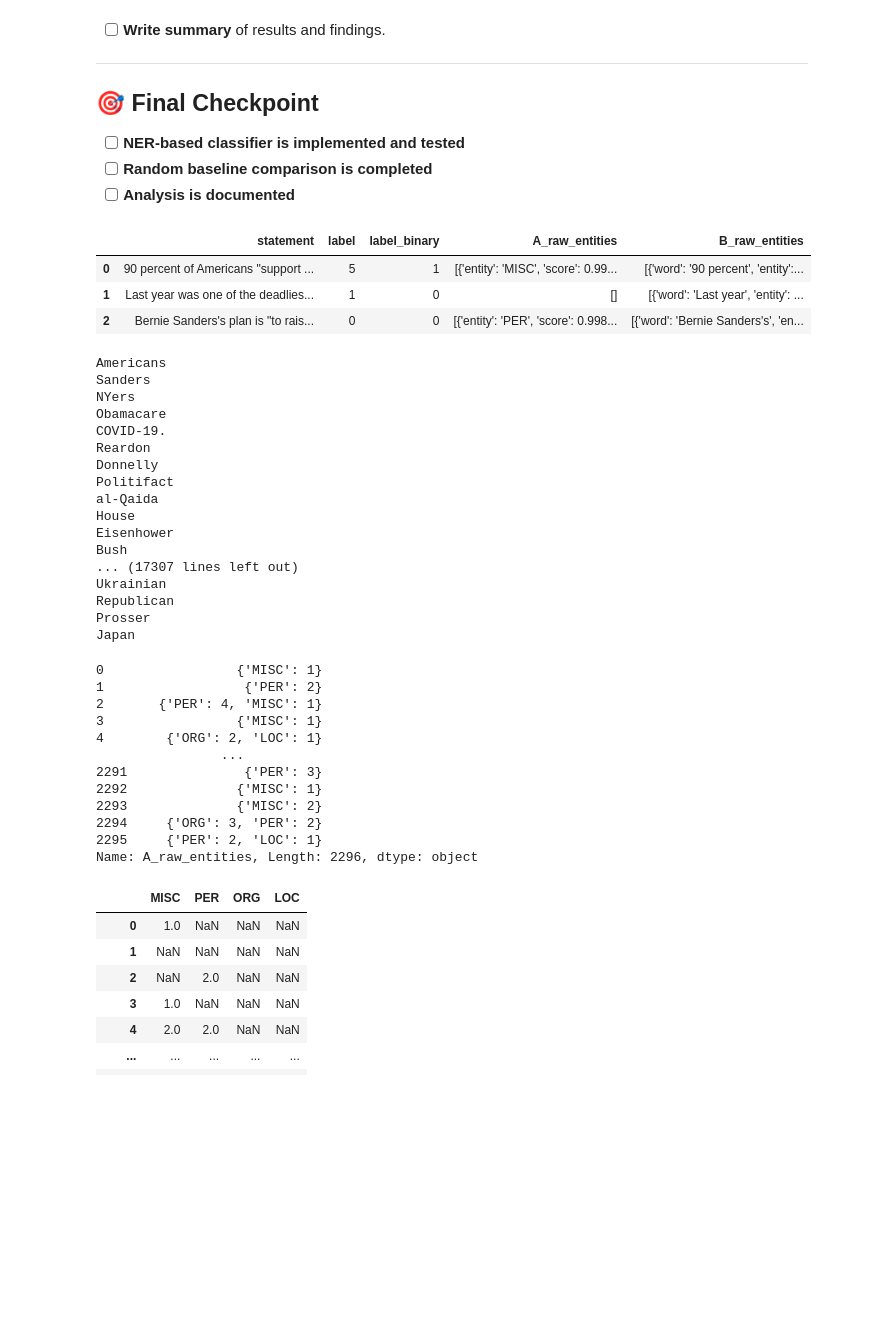
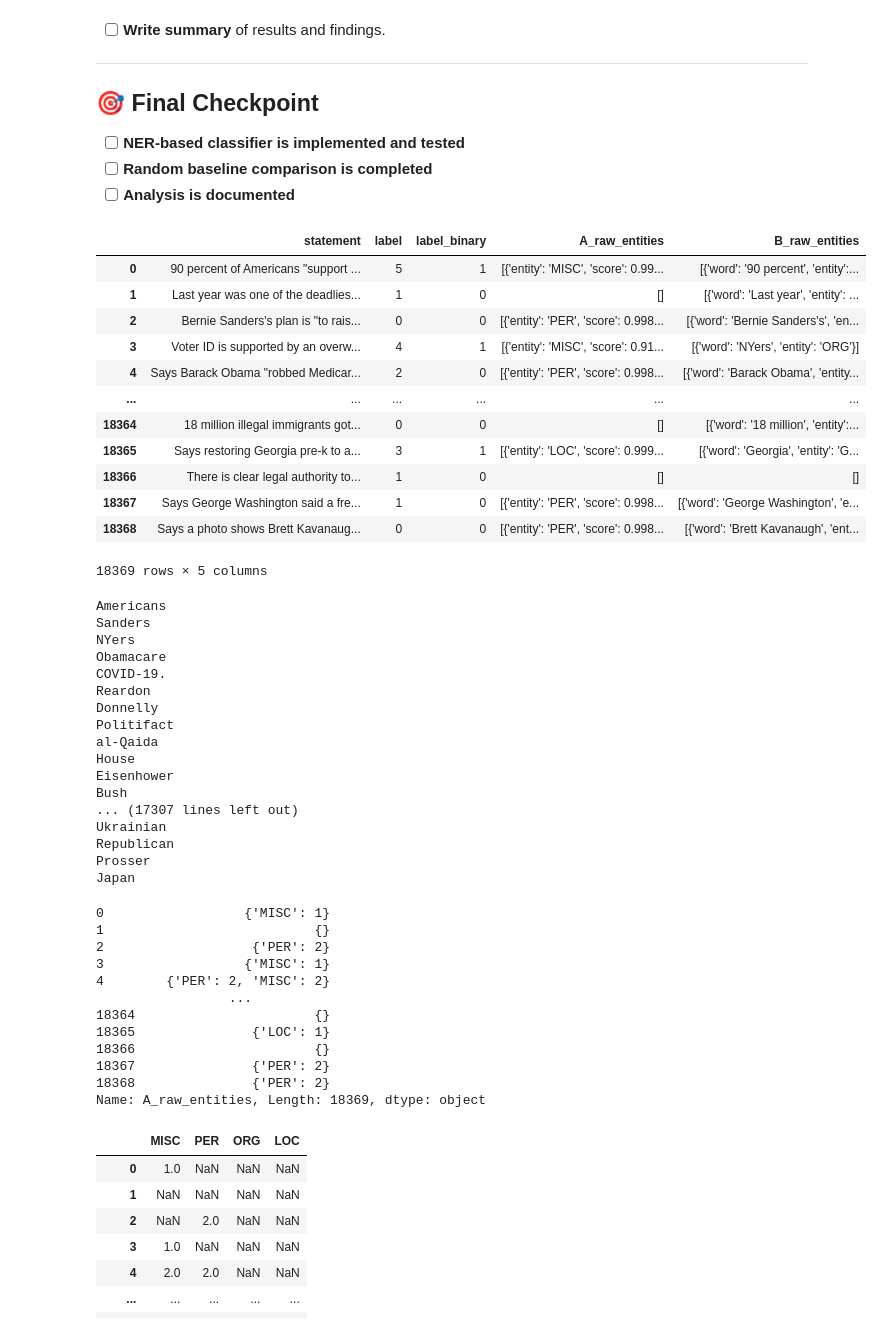
Before and after one commit to matusstanko/NLPD_18, a Jupyter notebook: part1/A_porovnanie.ipynb, the cells around one changed output. Drawn from its saved outputs; the diff is of its cells as text; code cells hidden in the pictures; blank space fills up the shorter version.

```diff
--- a/part1/A_porovnanie.ipynb
+++ b/part1/A_porovnanie.ipynb
@@ -60,22 +57,33 @@ from collections import Counter
 # %%
+import pandas as pd
+
 # 1. Data loading
 
 df = pd.read_csv('outputs/output_train.csv')
 df_test = pd.read_csv('outputs/output_test.csv')
 
 
 df["A_raw_entities"] = df["A_raw_entities"].apply(eval)
 df["B_raw_entities"] = df["B_raw_entities"].apply(eval)
 
 df_test["A_raw_entities"] = df_test["A_raw_entities"].apply(eval)
 df_test["B_raw_entities"] = df_test["B_raw_entities"].apply(eval)
 
-df.head(3)
+df
 # %% [output]
 |  | statement | label | label_binary | A_raw_entities | B_raw_entities |
 | 0 | 90 percent of Americans "support ... | 5 | 1 | [{'entity': 'MISC', 'score': 0.99... | [{'word': '90 percent', 'entity':... |
 | 1 | Last year was one of the deadlies... | 1 | 0 | [] | [{'word': 'Last year', 'entity': ... |
 | 2 | Bernie Sanders's plan is "to rais... | 0 | 0 | [{'entity': 'PER', 'score': 0.998... | [{'word': 'Bernie Sanders's', 'en... |
+| 3 | Voter ID is supported by an overw... | 4 | 1 | [{'entity': 'MISC', 'score': 0.91... | [{'word': 'NYers', 'entity': 'ORG'}] |
+| 4 | Says Barack Obama "robbed Medicar... | 2 | 0 | [{'entity': 'PER', 'score': 0.998... | [{'word': 'Barack Obama', 'entity... |
+| ... | ... | ... | ... | ... | ... |
+| 18364 | 18 million illegal immigrants got... | 0 | 0 | [] | [{'word': '18 million', 'entity':... |
+| 18365 | Says restoring Georgia pre-k to a... | 3 | 1 | [{'entity': 'LOC', 'score': 0.999... | [{'word': 'Georgia', 'entity': 'G... |
+| 18366 | There is clear legal authority to... | 1 | 0 | [] | [] |
+| 18367 | Says George Washington said a fre... | 1 | 0 | [{'entity': 'PER', 'score': 0.998... | [{'word': 'George Washington', 'e... |
+| 18368 | Says a photo shows Brett Kavanaug... | 0 | 0 | [{'entity': 'PER', 'score': 0.998... | [{'word': 'Brett Kavanaugh', 'ent... |
+18369 rows × 5 columns
 # %%
 from collections import Counter
 
@@ -105,12 +113,12 @@ def count_entities(raw_entity):
 
     return entity_counts
 
-# Apply function to raw entities and create a new DataFrame
+
 df_A_counts = df["A_raw_entities"].apply(count_entities)
 
 
 df_A_counts_test = df_test["A_raw_entities"].apply(count_entities)
-df_A_counts_test
+df_A_counts
 # %% [output]
 Americans
 Sanders
@@ -129,18 +137,18 @@ Ukrainian
 Republican
 Prosser
 Japan
-0                 {'MISC': 1}
-1                  {'PER': 2}
-2       {'PER': 4, 'MISC': 1}
-3                 {'MISC': 1}
-4        {'ORG': 2, 'LOC': 1}
-                ...
-2291               {'PER': 3}
-2292              {'MISC': 1}
-2293              {'MISC': 2}
-2294     {'ORG': 3, 'PER': 2}
-2295     {'PER': 2, 'LOC': 1}
-Name: A_raw_entities, Length: 2296, dtype: object
+0                  {'MISC': 1}
+1                           {}
+2                   {'PER': 2}
+3                  {'MISC': 1}
+4        {'PER': 2, 'MISC': 2}
+                 ...
+18364                       {}
+18365               {'LOC': 1}
+18366                       {}
+18367               {'PER': 2}
+18368               {'PER': 2}
+Name: A_raw_entities, Length: 18369, dtype: object
 # %%
 # Extract entities and their counts as new columns
 
```
Also changed, not shown: parts of 2 cells of this notebook.
